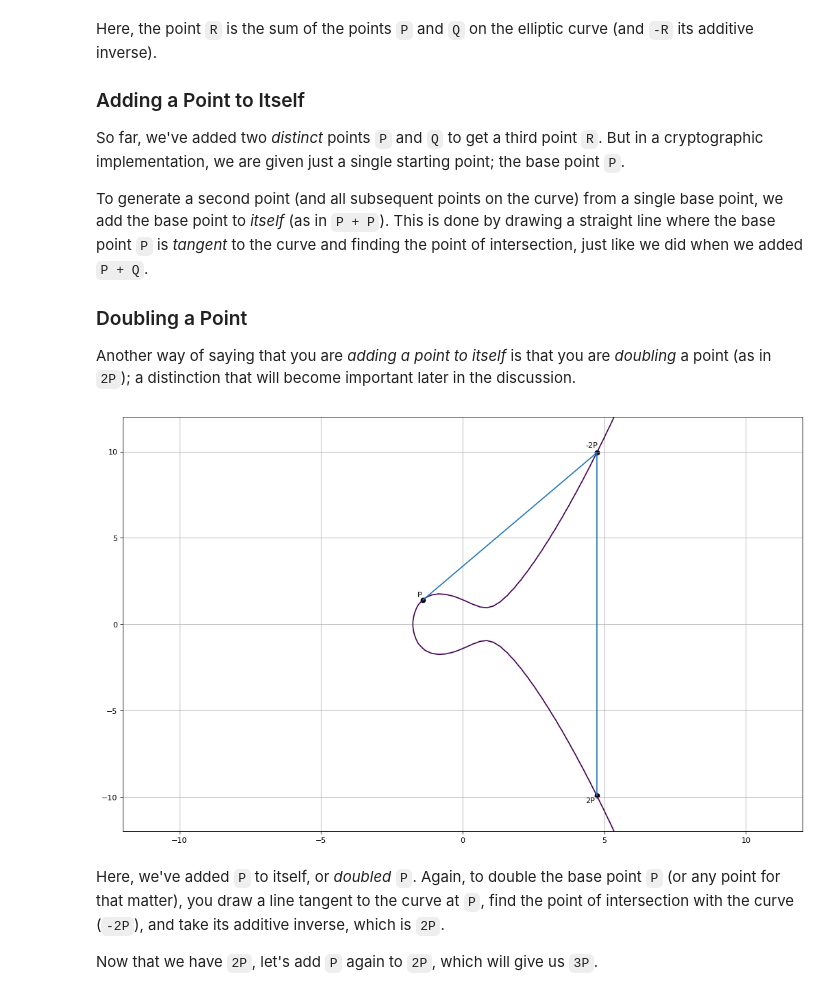
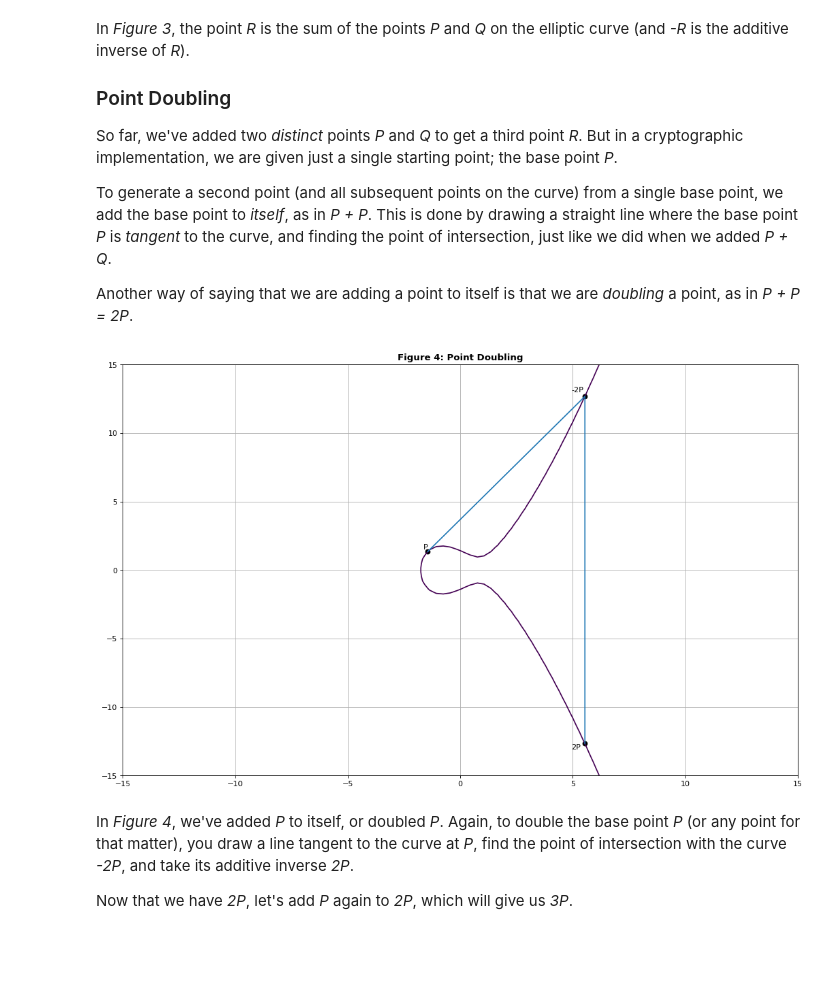
Before and after one commit to dchampion/crypto, a Jupyter notebook: doc/EllipticCurves.ipynb, the cells around one changed output. Cells and saved outputs as stored; diff of their text form; code cells hidden in the pictures; blank space fills up the shorter version.

```diff
--- a/doc/EllipticCurves.ipynb
+++ b/doc/EllipticCurves.ipynb
@@ -12,10 +14,11 @@ import matplotlib.pyplot as plt
 
 plt.figure(figsize=(16,10), dpi=80)
 
-y, x = np.ogrid[-12:12:100j, -12:12:100j]
+y, x = np.ogrid[-15:15:100j, -15:15:100j]
 a, b = -2, 2
 plt.contour(x.ravel(), y.ravel(), pow(y, 2) - pow(x, 3) - a*x - b, [0])
 
+plt.title("Figure 1: An Elliptic Curve Over the Real Numbers", fontsize="large", fontweight="bold")
 plt.grid()
 plt.show()
 # %% [output]
@@ -29,10 +34,11 @@ plt.figure(figsize=(16,10), dpi=80)
 
 plt.contour(x.ravel(), y.ravel(), pow(y, 2) - pow(x, 3) - a*x - b, [0])
 
-Px, Py = -1.4029, 1.4052
+Px, Py = -1.45221053, 1.33333333
 plt.scatter(Px, Py, color="black")
 plt.annotate("P", [Px-.2, Py+.2])
 
+plt.title("Figure 2: The Base Point P", fontsize="large", fontweight="bold")
 plt.grid()
 plt.show()
 # %% [output]
@@ -80,44 +91,44 @@ plt.show()
 # %% [markdown]
-Here, the point `R` is the sum of the points `P` and `Q` on the elliptic curve (and `-R` its additive inverse).
+In *Figure 3*, the point *R* is the sum of the points *P* and *Q* on the elliptic curve (and *-R* is the additive inverse of *R*).
 
-### Adding a Point to Itself
-So far, we've added two *distinct* points `P` and `Q` to get a third point `R`. But in a cryptographic implementation, we are given just a single starting point; the base point `P`.
+### Point Doubling
+So far, we've added two *distinct* points *P* and *Q* to get a third point *R*. But in a cryptographic implementation, we are given just a single starting point; the base point *P*.
 
-To generate a second point (and all subsequent points on the curve) from a single base point, we add the base point to *itself* (as in `P + P`). This is done by drawing a straight line where the base point `P` is *tangent* to the curve and finding the point of intersection, just like we did when we added `P + Q`.
+To generate a second point (and all subsequent points on the curve) from a single base point, we add the base point to *itself*, as in *P + P*. This is done by drawing a straight line where the base point *P* is *tangent* to the curve, and finding the point of intersection, just like we did when we added *P + Q*.
 
-### Doubling a Point
-Another way of saying that you are *adding a point to itself* is that you are *doubling* a point (as in `2P`); a distinction that will become important later in the discussion.
+Another way of saying that we are adding a point to itself is that we are *doubling* a point, as in *P + P = 2P*.
 # %%
 plt.figure(figsize=(16,10), dpi=80)
 
 plt.contour(x.ravel(), y.ravel(), pow(y, 2) - pow(x, 3) - a*x - b, [0])
 
 plt.scatter(Px, Py, color="black")
 plt.annotate("P", [Px-.2, Py+.2])
 
 def double(x, y, a):
     slope = ((3 * pow(x, 2)) + a) / (2 * y)
     x1 = pow(slope, 2) - 2 * x
     y1 = (slope * (x - x1)) - y
     return x1, y1
 
 P2x, P2y = double(Px, Py, a)
 
 plt.scatter(P2x, -P2y, color="black")
-plt.annotate("-2P", [P2x-.4, -P2y+.3])
+plt.annotate("-2P", [P2x-.6, -P2y+.3])
 plt.scatter(P2x, P2y, color="black")
-plt.annotate("2P", [P2x-.4, P2y-.4])
+plt.annotate("2P", [P2x-.6, P2y-.4])
 
 plt.plot([Px,P2x,P2x], [Py,-P2y,P2y])
 
+plt.title("Figure 4: Point Doubling", fontsize="large", fontweight="bold")
 plt.grid()
 plt.show()
 # %% [output]
-[figure, old version]
+[figure, new version]
 # %% [markdown]
-Here, we've added `P` to itself, or *doubled* `P`. Again, to double the base point `P` (or any point for that matter), you draw a line tangent to the curve at `P`, find the point of intersection with the curve (`-2P`), and take its additive inverse, which is `2P`.
+In *Figure 4*, we've added *P* to itself, or doubled *P*. Again, to double the base point *P* (or any point for that matter), you draw a line tangent to the curve at *P*, find the point of intersection with the curve *-2P*, and take its additive inverse *2P*.
 
-Now that we have `2P`, let's add `P` again to `2P`, which will give us `3P`.
+Now that we have *2P*, let's add *P* again to *2P*, which will give us *3P*.
 # %%
 plt.figure(figsize=(16,10), dpi=80)
 
```
Also changed, not shown: parts of 14 cells of this notebook.
